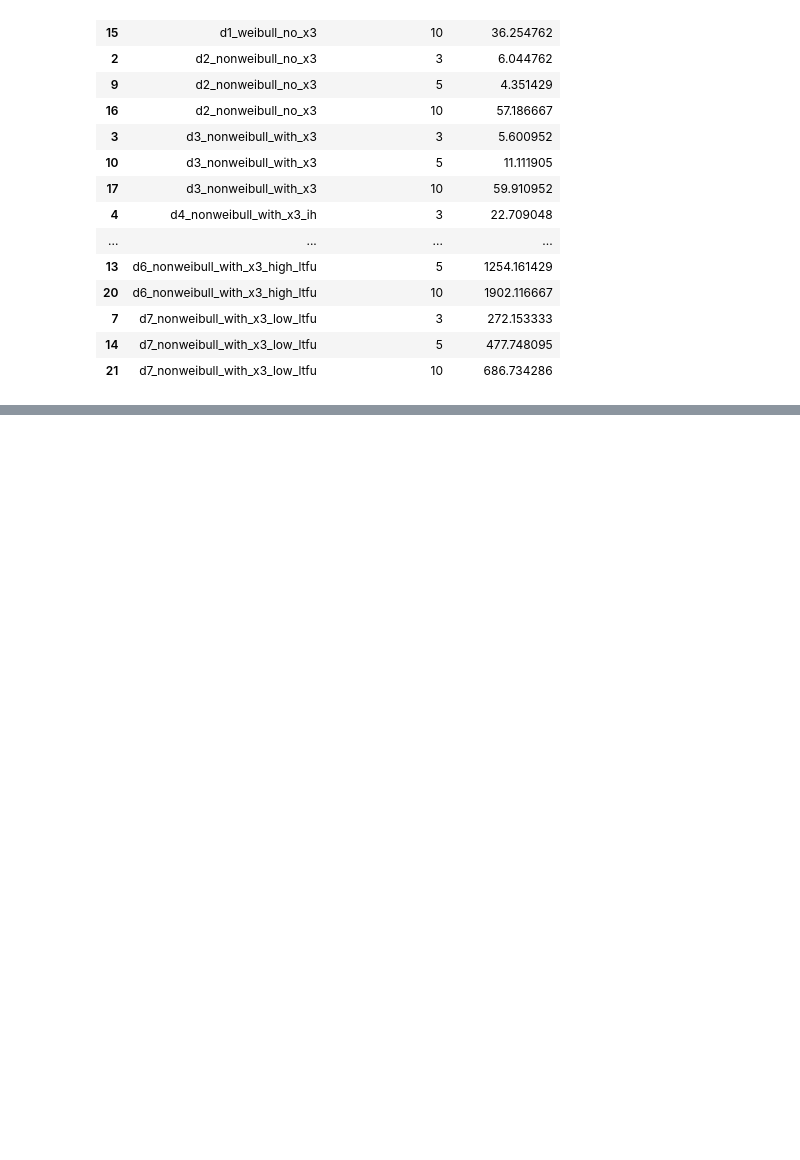
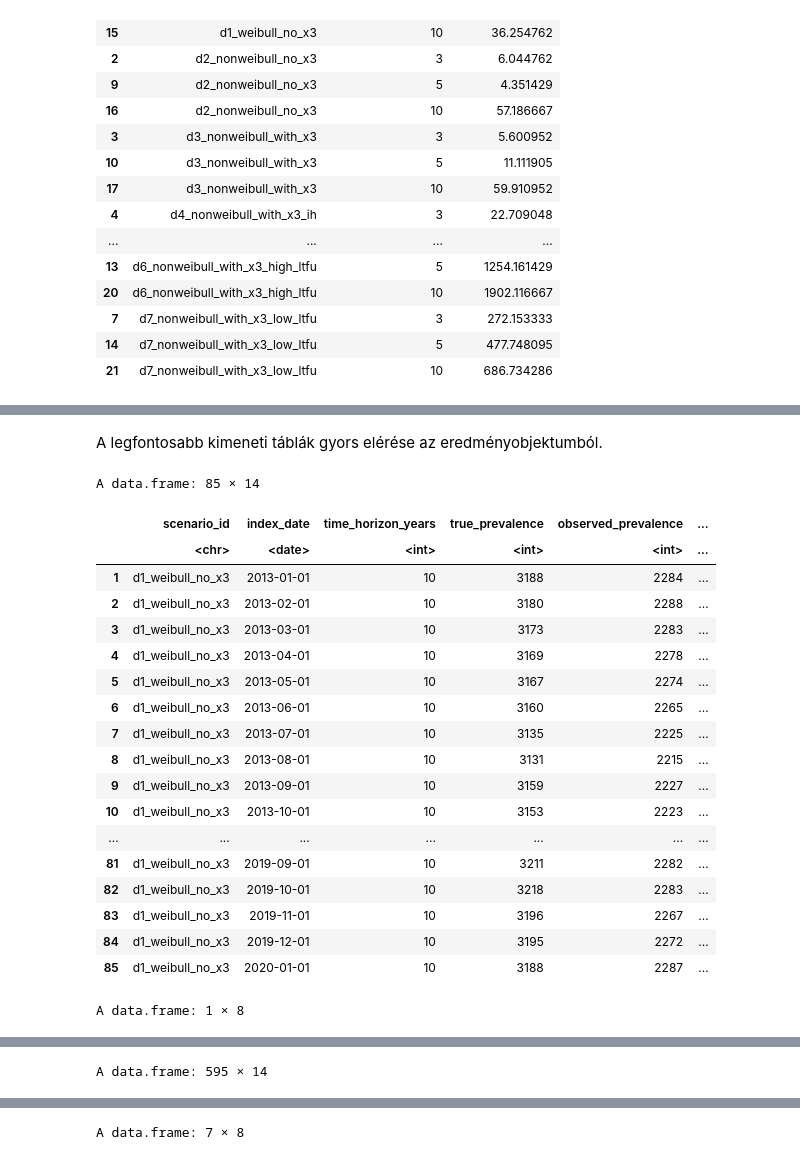
Before and after one commit to lrado1/rprev-ext, a Jupyter notebook: notebooks/synthetic_registry_yearly.ipynb, the cells around one changed output, grey strips where cells are left out. Cells and saved outputs as stored; diff of their text form; code cells hidden in the pictures; blank space fills up the shorter version.

Commit message:
Add all-dataset wrapper for rolling prevalence backtest

```diff
--- a/notebooks/synthetic_registry_yearly.ipynb
+++ b/notebooks/synthetic_registry_yearly.ipynb
@@ -1903,0 +2070,13 @@ bt <- rolling_backtest_prevalence(
+# %%
+# Példa: futtatás több adathalmazra
+bt_all <- rolling_backtest_prevalence_all_tables(
+  data_list = synthetic_registry_list,
+  horizon_years = 10,
+  observed_years = 3,
+  registry_start_first = "2010-01-01",
+  registry_end_date = "2020-01-01",
+  step = "month",
+  population_size = population_size,
+  N_boot = 50,
+  show_table = TRUE
+)
@@ -1903,0 +2101,29 @@ bt <- rolling_backtest_prevalence(
+# %% [markdown]
+A legfontosabb kimeneti táblák gyors elérése az eredményobjektumból.
+# %%
+# Eredmények
+bt_all$per_dataset[["d1_weibull_no_x3"]]$summary_tbl
+bt_all$per_dataset[["d1_weibull_no_x3"]]$metrics_tbl
+bt_all$summary_tbl_all
+bt_all$metrics_tbl_all
+# %% [output]
+A data.frame: 85 × 14
+|  | scenario_id | index_date | time_horizon_years | true_prevalence | observed_prevalence | ... |
+|  | <chr> | <date> | <int> | <int> | <int> | ... |
+| 1 | d1_weibull_no_x3 | 2013-01-01 | 10 | 3188 | 2284 | ... |
+| 2 | d1_weibull_no_x3 | 2013-02-01 | 10 | 3180 | 2288 | ... |
+| 3 | d1_weibull_no_x3 | 2013-03-01 | 10 | 3173 | 2283 | ... |
+| 4 | d1_weibull_no_x3 | 2013-04-01 | 10 | 3169 | 2278 | ... |
+| 5 | d1_weibull_no_x3 | 2013-05-01 | 10 | 3167 | 2274 | ... |
+| 6 | d1_weibull_no_x3 | 2013-06-01 | 10 | 3160 | 2265 | ... |
+| 7 | d1_weibull_no_x3 | 2013-07-01 | 10 | 3135 | 2225 | ... |
+| 8 | d1_weibull_no_x3 | 2013-08-01 | 10 | 3131 | 2215 | ... |
+| 9 | d1_weibull_no_x3 | 2013-09-01 | 10 | 3159 | 2227 | ... |
+| 10 | d1_weibull_no_x3 | 2013-10-01 | 10 | 3153 | 2223 | ... |
+| ... | ... | ... | ... | ... | ... | ... |
+| 81 | d1_weibull_no_x3 | 2019-09-01 | 10 | 3211 | 2282 | ... |
+| 82 | d1_weibull_no_x3 | 2019-10-01 | 10 | 3218 | 2283 | ... |
+| 83 | d1_weibull_no_x3 | 2019-11-01 | 10 | 3196 | 2267 | ... |
+| 84 | d1_weibull_no_x3 | 2019-12-01 | 10 | 3195 | 2272 | ... |
+| 85 | d1_weibull_no_x3 | 2020-01-01 | 10 | 3188 | 2287 | ... |
+A data.frame: 1 × 8
@@ -1903,0 +2133 @@ bt <- rolling_backtest_prevalence(
+A data.frame: 595 × 14
@@ -1903,0 +2152 @@ bt <- rolling_backtest_prevalence(
+A data.frame: 7 × 8
```
Also changed, not shown: parts of 17 cells of this notebook.
